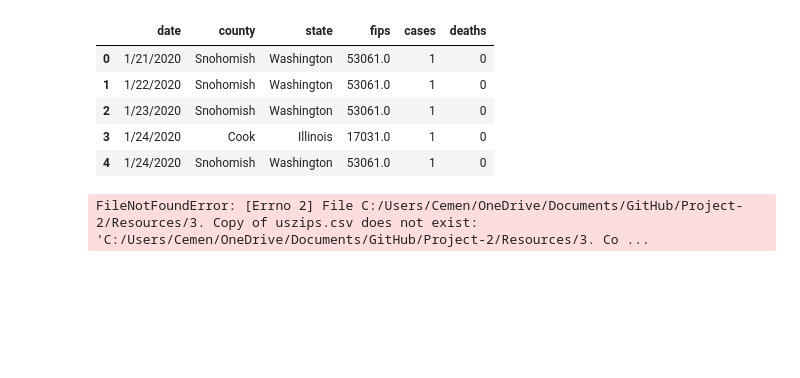
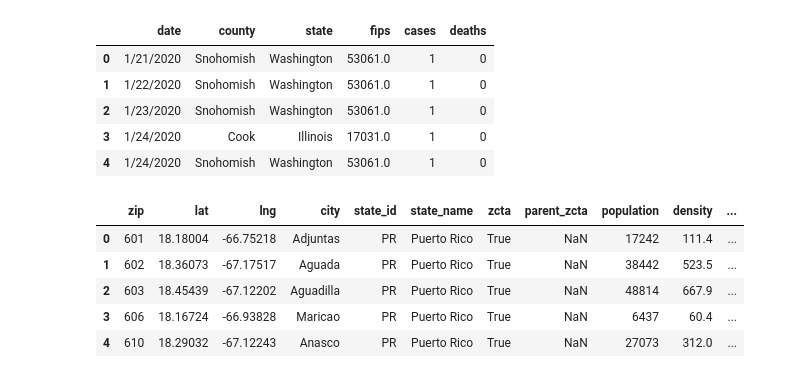
Before and after one commit to Amelchristy/Covid-19-vs-Housing-Prices, a Jupyter notebook: Untitled.ipynb, the cells around one changed output. Drawn from its saved outputs; the diff is of its cells as text; code cells hidden in the pictures; blank space fills up the shorter version.

```diff
--- a/Untitled.ipynb
+++ b/Untitled.ipynb
@@ -175,6 +195,12 @@ Cases_df.head()
 | 3 | 1/24/2020 | Cook | Illinois | 17031.0 | 1 | 0 |
 | 4 | 1/24/2020 | Snohomish | Washington | 53061.0 | 1 | 0 |
 # %%
-Zipcode_df= pd.read_csv(Zipcode)
+Zipcode_df = pd.read_csv(Zipcode, encoding='latin-1')
+Zipcode_df.head()
 # %% [output]
-FileNotFoundError: [Errno 2] File C:/Users/Cemen/OneDrive/Documents/GitHub/Project-2/Resources/3. Copy of uszips.csv does not exist: 'C:/Users/Cemen/OneDrive/Documents/GitHub/Project-2/Resources/3. Co ...
+|  | zip | lat | lng | city | state_id | state_name | zcta | parent_zcta | population | density | ... |
+| 0 | 601 | 18.18004 | -66.75218 | Adjuntas | PR | Puerto Rico | True | NaN | 17242 | 111.4 | ... |
+| 1 | 602 | 18.36073 | -67.17517 | Aguada | PR | Puerto Rico | True | NaN | 38442 | 523.5 | ... |
+| 2 | 603 | 18.45439 | -67.12202 | Aguadilla | PR | Puerto Rico | True | NaN | 48814 | 667.9 | ... |
+| 3 | 606 | 18.16724 | -66.93828 | Maricao | PR | Puerto Rico | True | NaN | 6437 | 60.4 | ... |
+| 4 | 610 | 18.29032 | -67.12243 | Anasco | PR | Puerto Rico | True | NaN | 27073 | 312.0 | ... |
```
Also changed, not shown: parts of 5 cells of this notebook.
